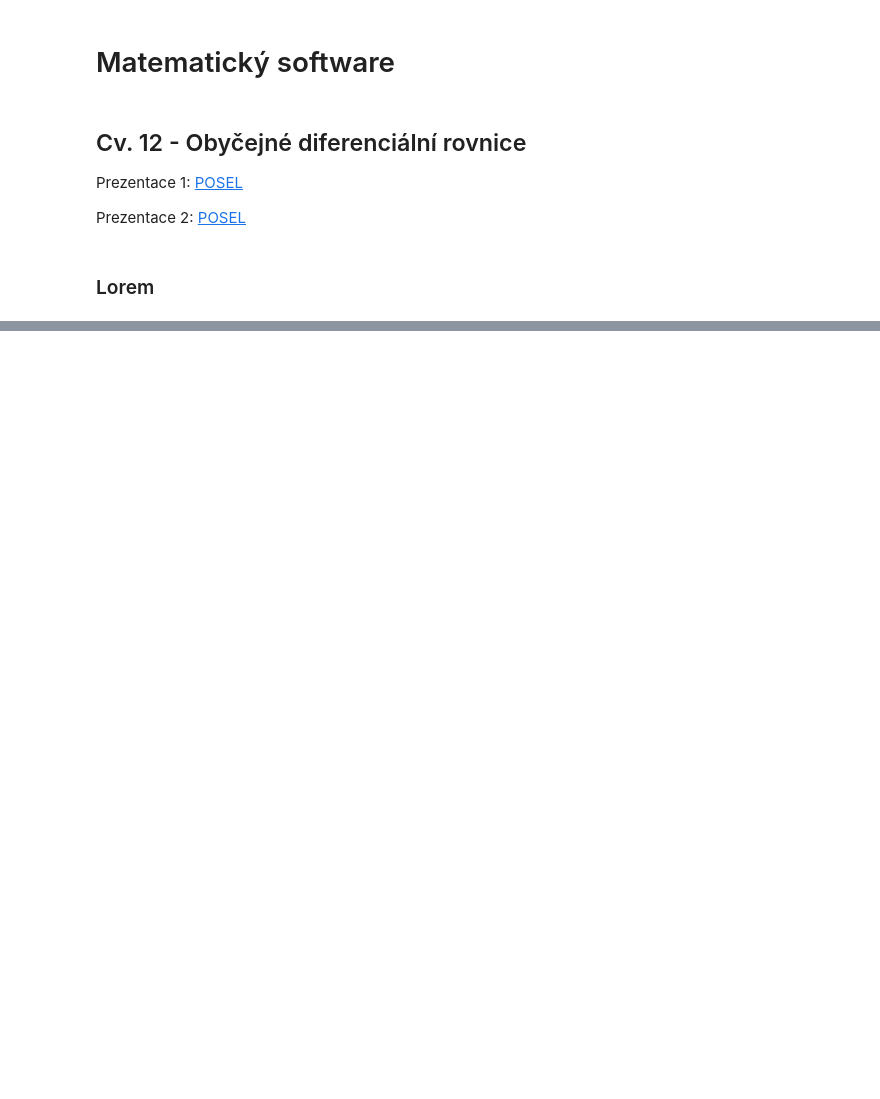
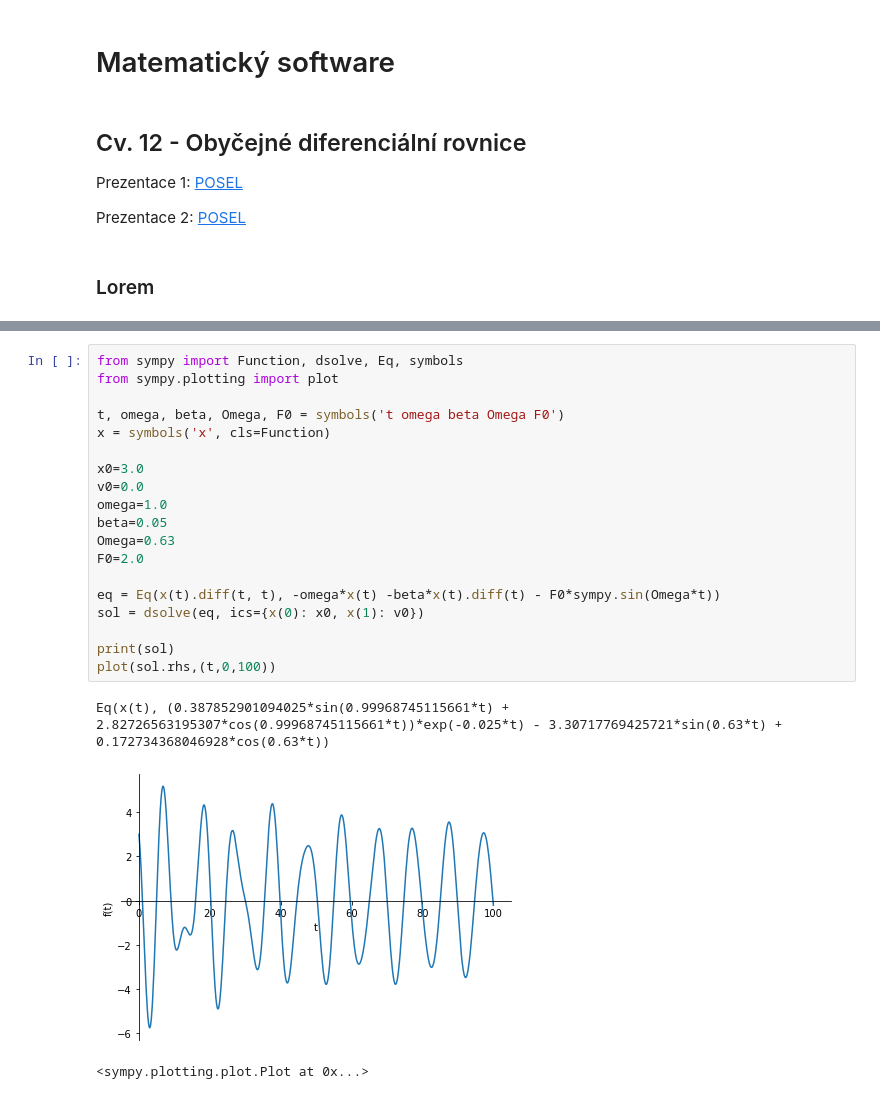
Before and after one commit to pavelberanek91/matematicky-software, a Jupyter notebook: MS12_diferencialni_rovnice.ipynb, the cells around one changed output, grey strips where cells are left out. Drawn from its saved outputs; the diff is of its cells as text; blank space fills up the shorter version.

```diff
--- a/MS12_diferencialni_rovnice.ipynb
+++ b/MS12_diferencialni_rovnice.ipynb
@@ -22,3 +129,26 @@ Prezentace 2: [POSEL](MS12_soubory/Ode2.pdf)
 #### Cvičení - Nucené kmitání
 
 <img src="MS12_soubory/kmitani.png" alt="Drawing" style="width: 600px;"/>
+# %%
+from sympy import Function, dsolve, Eq, symbols
+from sympy.plotting import plot
+
+t, omega, beta, Omega, F0 = symbols('t omega beta Omega F0')
+x = symbols('x', cls=Function)
+
+x0=3.0
+v0=0.0
+omega=1.0
+beta=0.05
+Omega=0.63
+F0=2.0
+
+eq = Eq(x(t).diff(t, t), -omega*x(t) -beta*x(t).diff(t) - F0*sympy.sin(Omega*t))
+sol = dsolve(eq, ics={x(0): x0, x(1): v0})
+
+print(sol)
+plot(sol.rhs,(t,0,100))
+# %% [output]
+Eq(x(t), (0.387852901094025*sin(0.99968745115661*t) + 2.82726563195307*cos(0.99968745115661*t))*exp(-0.025*t) - 3.30717769425721*sin(0.63*t) + 0.172734368046928*cos(0.63*t))
+[figure, added]
+<sympy.plotting.plot.Plot at 0x...>
```
Also changed, not shown: parts of 34 cells of this notebook, 2 other files.
